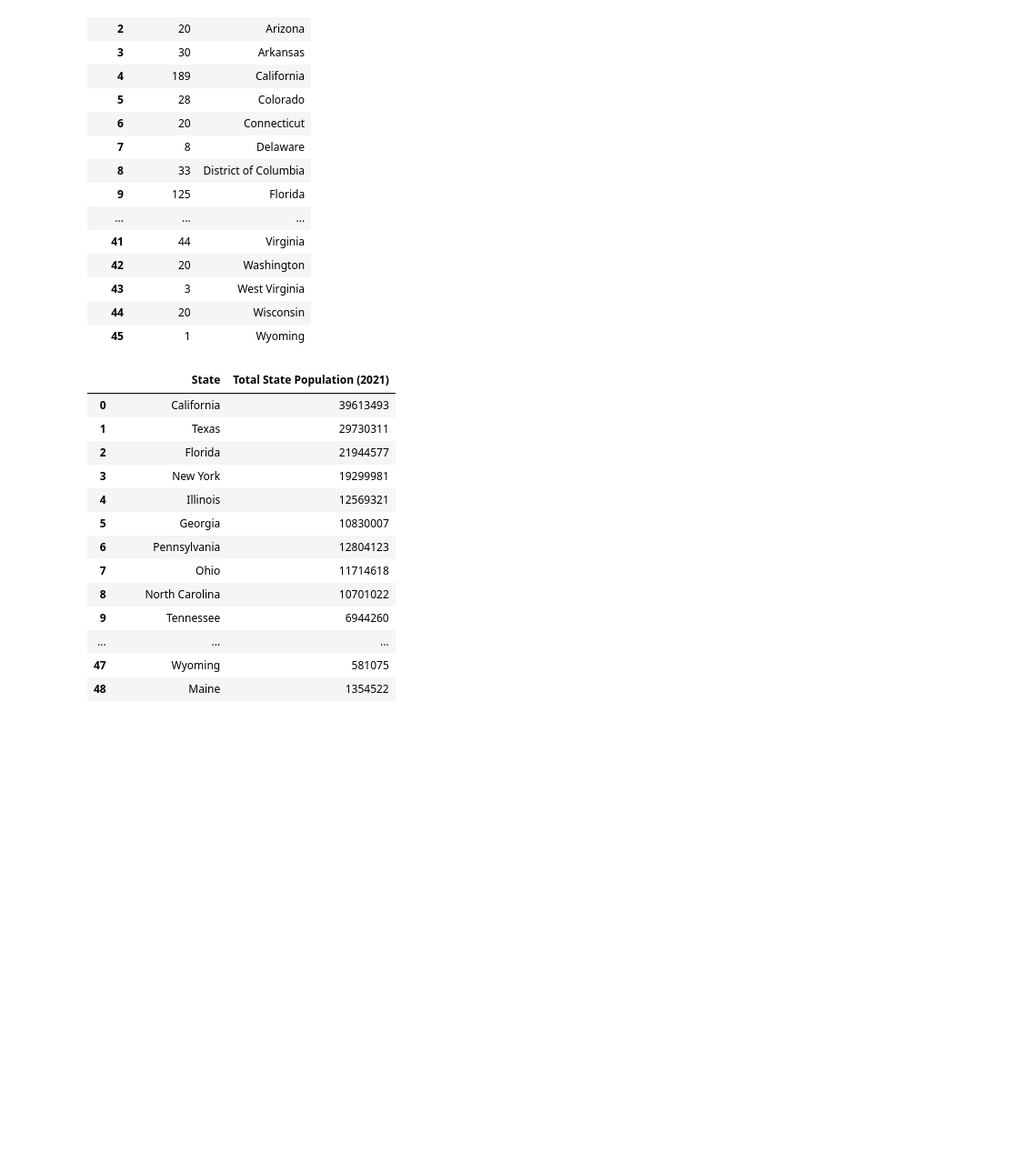
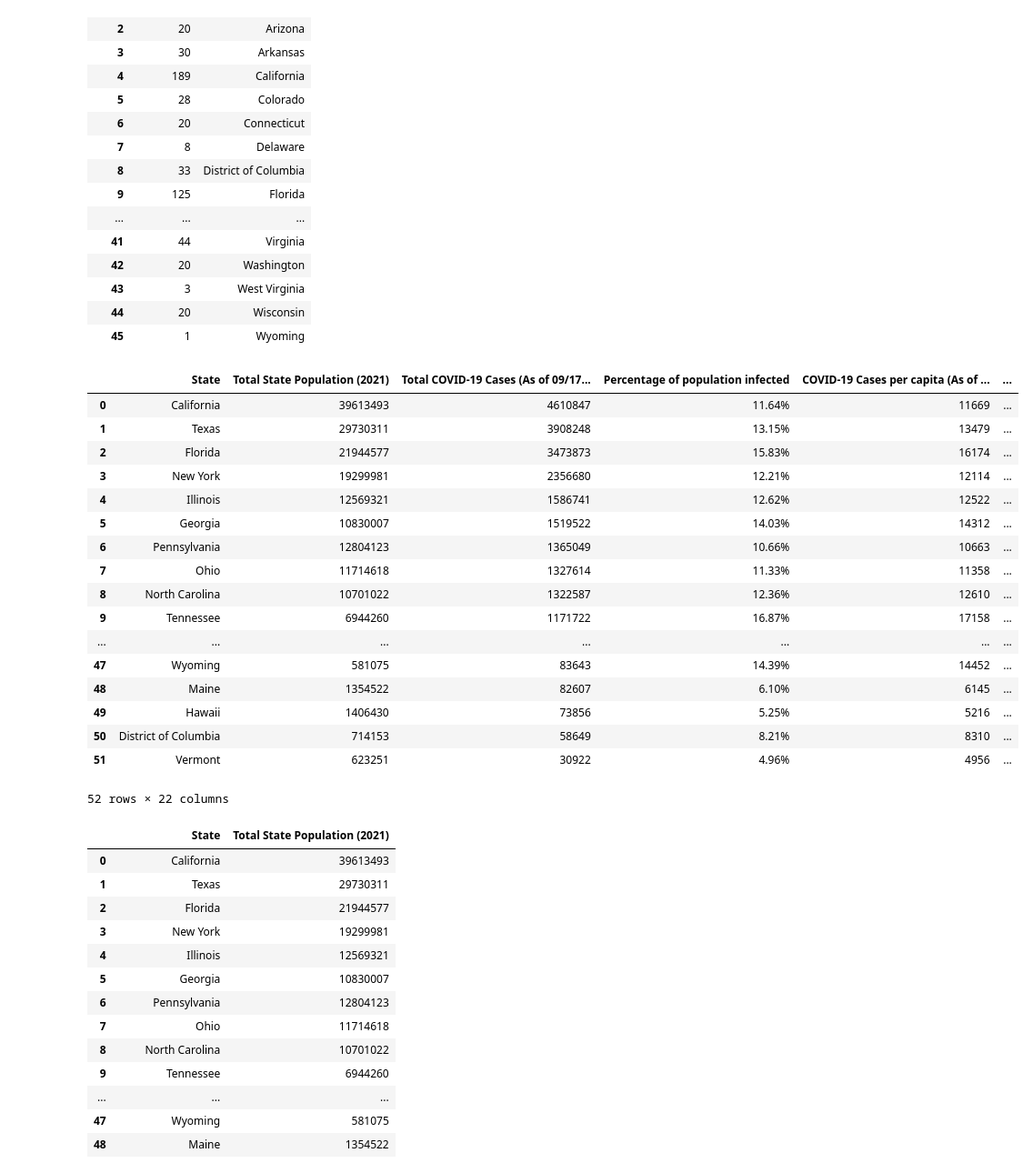
Before and after one commit to panxolopez/proyecto_mineria, a Jupyter notebook: proyecto_data1621.ipynb, the cells around one changed output. Shown: that part at 91% size. Cells and saved outputs as stored; diff of their text form; code cells hidden in the pictures; blank space fills up the shorter version.

```diff
--- a/proyecto_data1621.ipynb
+++ b/proyecto_data1621.ipynb
@@ -200,7 +200,26 @@ states
 # %%
 #densidad poblacion
 covid=pd.read_csv('covid_data.csv')
-#covid
+covid
+# %% [output]
+|  | State | Total State Population (2021) | Total COVID-19 Cases (As of 09/17... | Percentage of population infected | COVID-19 Cases per capita (As of ... | ... |
+| 0 | California | 39613493 | 4610847 | 11.64% | 11669 | ... |
+| 1 | Texas | 29730311 | 3908248 | 13.15% | 13479 | ... |
+| 2 | Florida | 21944577 | 3473873 | 15.83% | 16174 | ... |
+| 3 | New York | 19299981 | 2356680 | 12.21% | 12114 | ... |
+| 4 | Illinois | 12569321 | 1586741 | 12.62% | 12522 | ... |
+| 5 | Georgia | 10830007 | 1519522 | 14.03% | 14312 | ... |
+| 6 | Pennsylvania | 12804123 | 1365049 | 10.66% | 10663 | ... |
+| 7 | Ohio | 11714618 | 1327614 | 11.33% | 11358 | ... |
+| 8 | North Carolina | 10701022 | 1322587 | 12.36% | 12610 | ... |
+| 9 | Tennessee | 6944260 | 1171722 | 16.87% | 17158 | ... |
+| ... | ... | ... | ... | ... | ... | ... |
+| 47 | Wyoming | 581075 | 83643 | 14.39% | 14452 | ... |
+| 48 | Maine | 1354522 | 82607 | 6.10% | 6145 | ... |
+| 49 | Hawaii | 1406430 | 73856 | 5.25% | 5216 | ... |
+| 50 | District of Columbia | 714153 | 58649 | 8.21% | 8310 | ... |
+| 51 | Vermont | 623251 | 30922 | 4.96% | 4956 | ... |
+52 rows × 22 columns
 # %%
 pop_states = covid[['State', 'Total State Population (2021)']]
 pop_states
```
Also changed, not shown: parts of 6 cells of this notebook.
